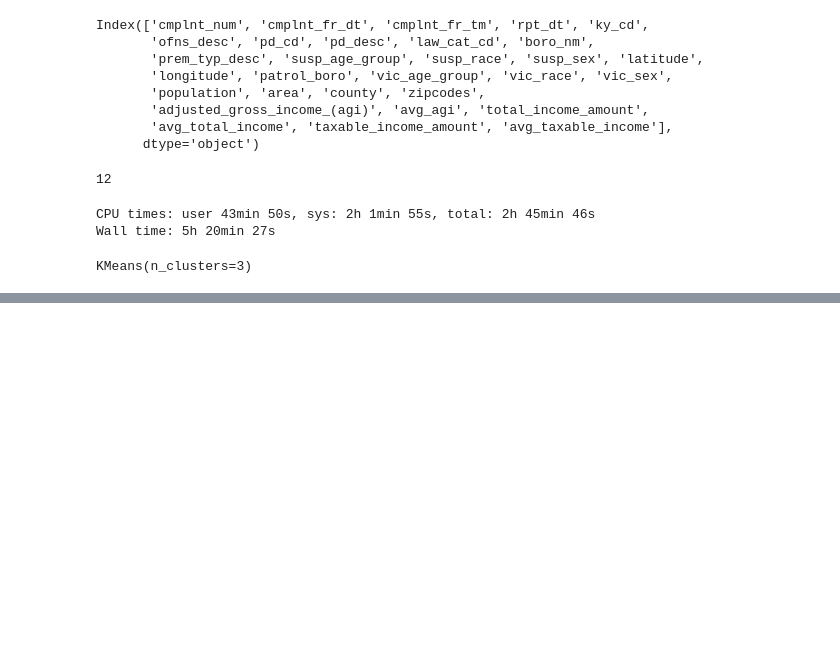
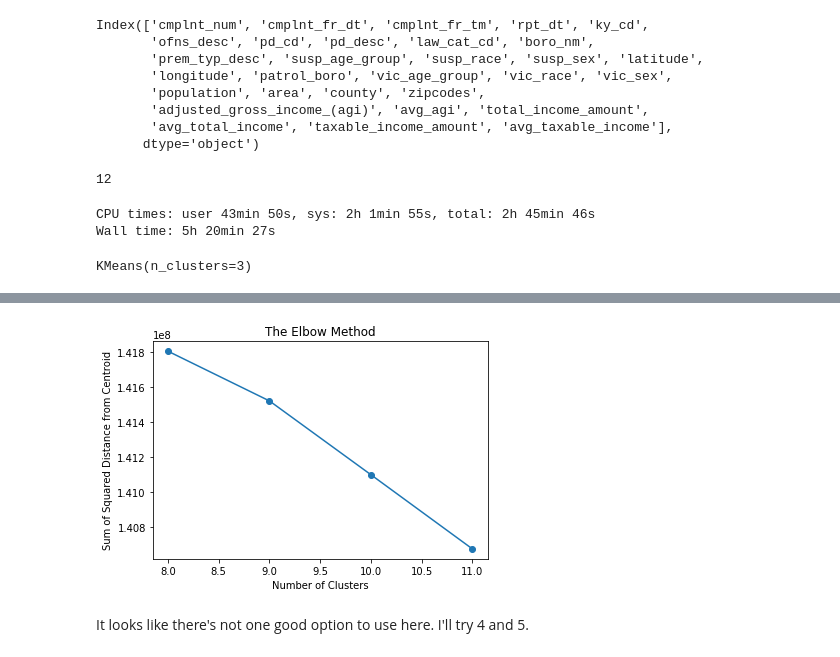
Before and after one commit to tlunderwood2014/nyc_crime_analysis, a Jupyter notebook: Crime_Analysis.ipynb, the cells around one changed output, grey strips where cells are left out. Drawn from its saved outputs; the diff is of its cells as text; code cells hidden in the pictures; blank space fills up the shorter version.

```diff
--- a/Crime_Analysis.ipynb
+++ b/Crime_Analysis.ipynb
@@ -109,0 +129,4 @@ KMeans(n_clusters=3)
+# %%
+%%time
+elbow(Z, low = 8, high = 12)
+# %% [output]
@@ -109,0 +135,3 @@ KMeans(n_clusters=3)
+[figure, added]
+# %% [markdown]
+It looks like there's not one good option to use here. I'll try 4 and 5.
```
Also changed, not shown: parts of 12 cells of this notebook.
